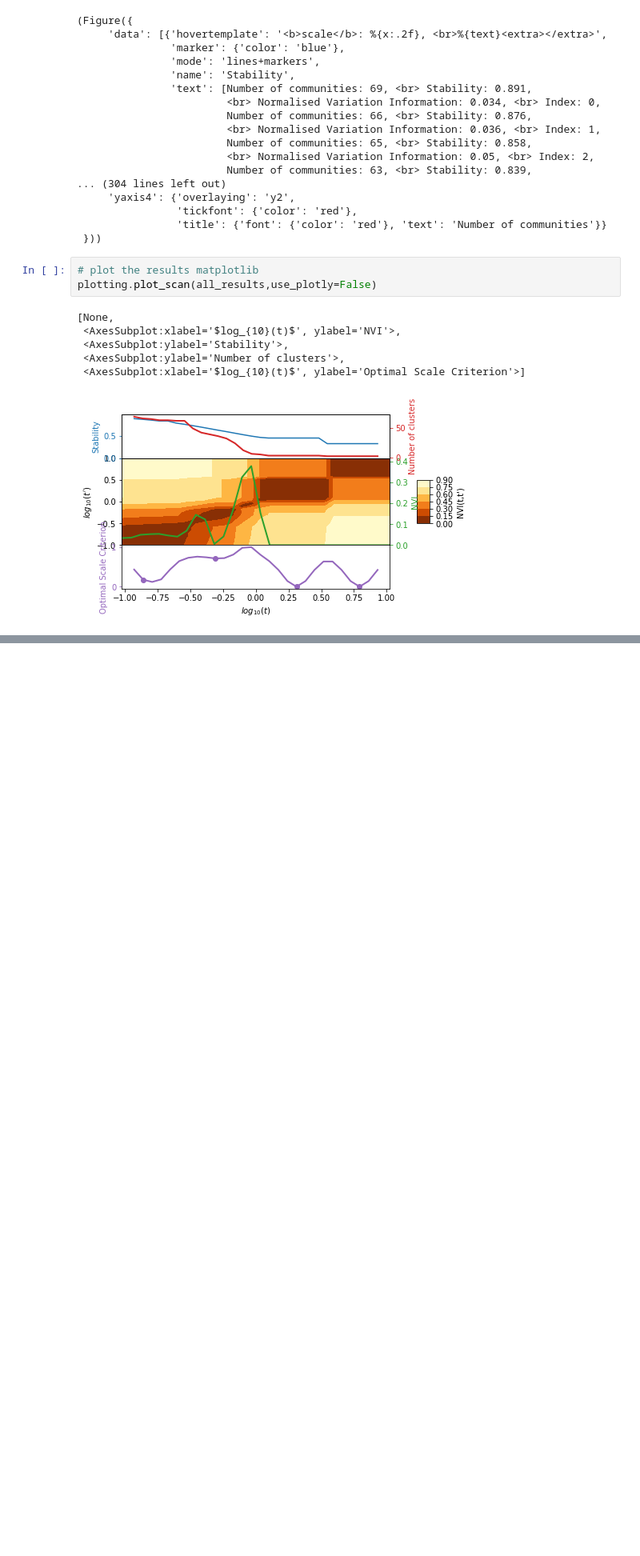
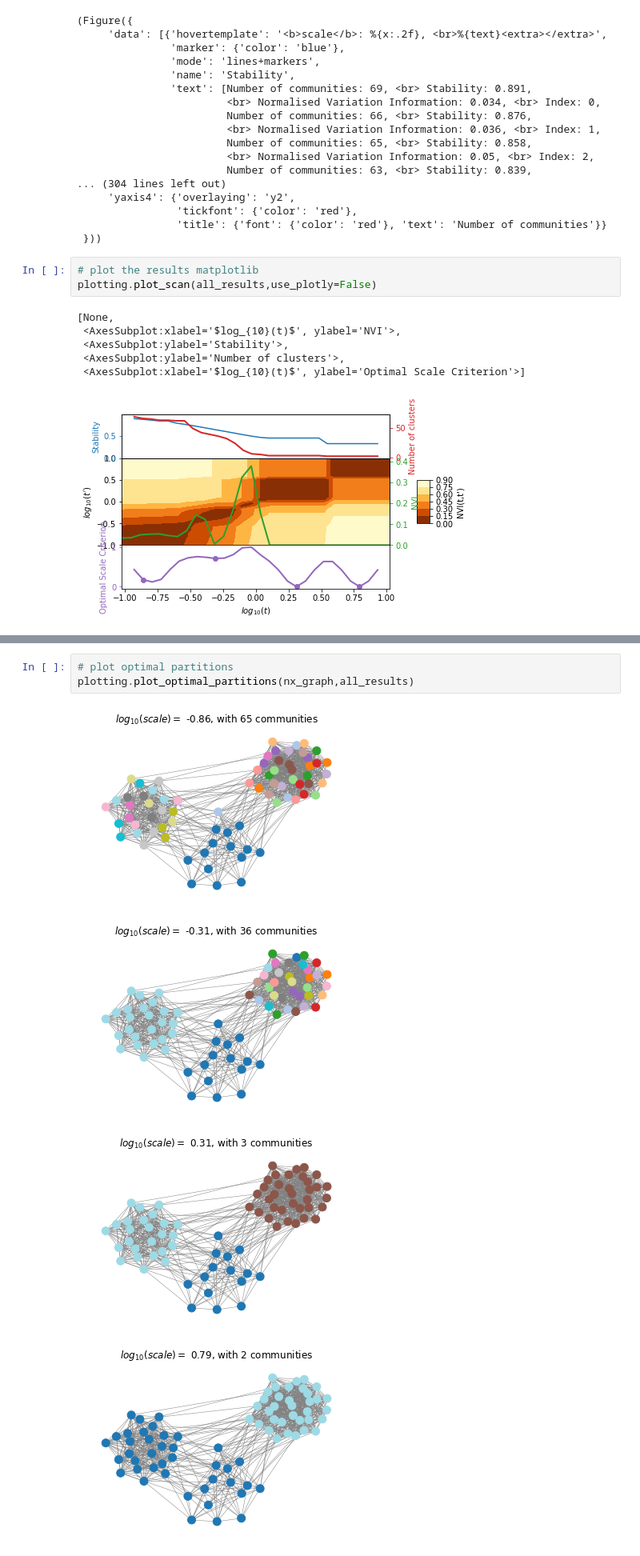
Before and after one commit to barahona-research-group/PyGenStability, a Jupyter notebook: examples/Example_1_undirected_sbm.ipynb, the cells around one changed output, grey strips where cells are left out. Shown at 80% size. Cells and saved outputs as stored; diff of their text form; blank space fills up the shorter version.

```diff
--- a/examples/Example_1_undirected_sbm.ipynb
+++ b/examples/Example_1_undirected_sbm.ipynb
@@ -54,2 +54,10 @@ plotting.plot_single_partition(graph, all_results, scale_id=12)
+# %%
+# plot optimal partitions
+plotting.plot_optimal_partitions(nx_graph,all_results)
+# %% [output]
+[figure, added]
+[figure, added]
+[figure, added]
+[figure, added]
 # %%
 # plotting partitions at all scales in './communities' folder
```
Also changed, not shown: parts of 4 cells of this notebook, 4 other files.
